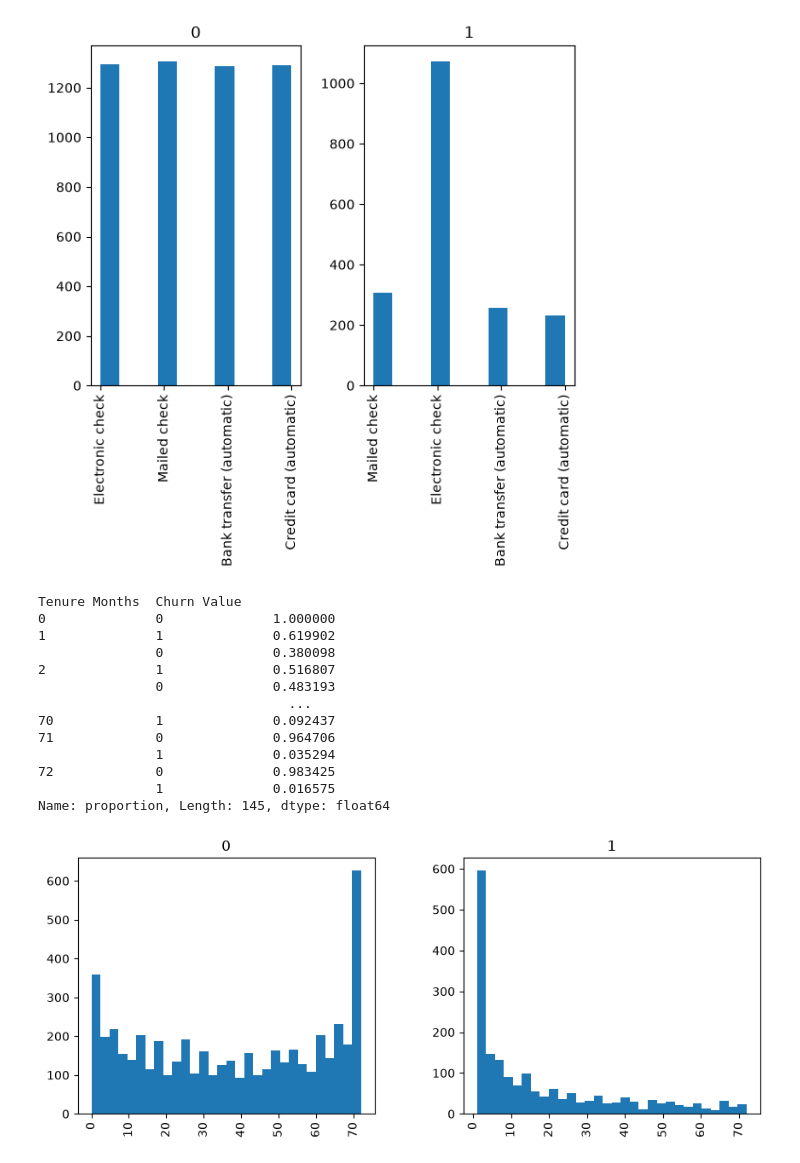
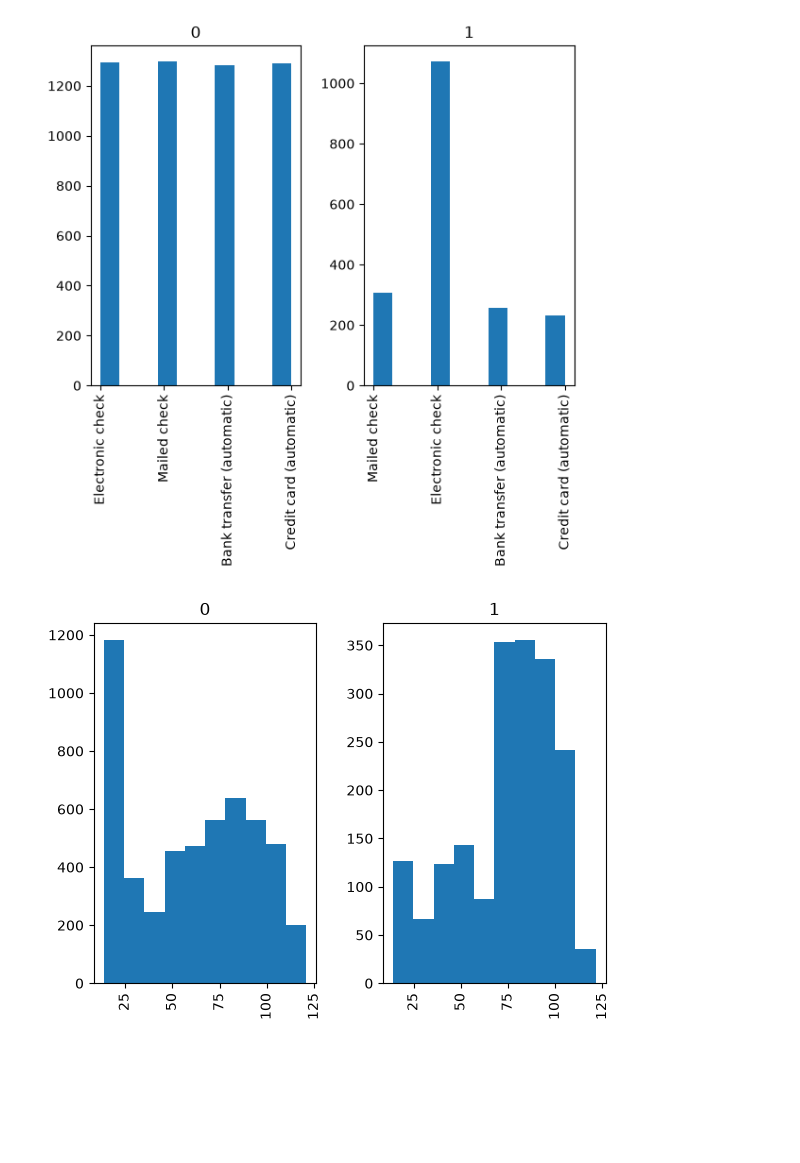
Before and after one commit to Reyal335/Telco-churn-analysis, a Jupyter notebook: notebooks/01_eda.ipynb, the cells around one changed output. Cells and saved outputs as stored; diff of their text form; code cells hidden in the pictures; blank space fills up the shorter version.

Commit message:
data visualizations on payment methods

```diff
--- a/notebooks/01_eda.ipynb
+++ b/notebooks/01_eda.ipynb
@@ -168,23 +208,7 @@ df.groupby('Payment Method')['Churn Value'].value_counts(normalize='True').reset
 hist = df.hist(column='Payment Method', by='Churn Value')
 # %% [output]
 [figure]
-# %%
-df.groupby('Tenure Months')['Churn Value'].value_counts(normalize='True')
-# %% [output]
-Tenure Months  Churn Value
-0              0              1.000000
-1              1              0.619902
-               0              0.380098
-2              1              0.516807
-               0              0.483193
-                                ...
-70             1              0.092437
-71             0              0.964706
-               1              0.035294
-72             0              0.983425
-               1              0.016575
-Name: proportion, Length: 145, dtype: float64
 # %%
-hist = df.hist(column='Tenure Months', by='Churn Value', bins=30, figsize=(10, 4))
+hist = df.hist(column='avg_monthly_spend', by='Churn Value')
 # %% [output]
-[figure, old version]
+[figure, new version]
```
Also changed, not shown: parts of 26 cells of this notebook, 7 other files.
